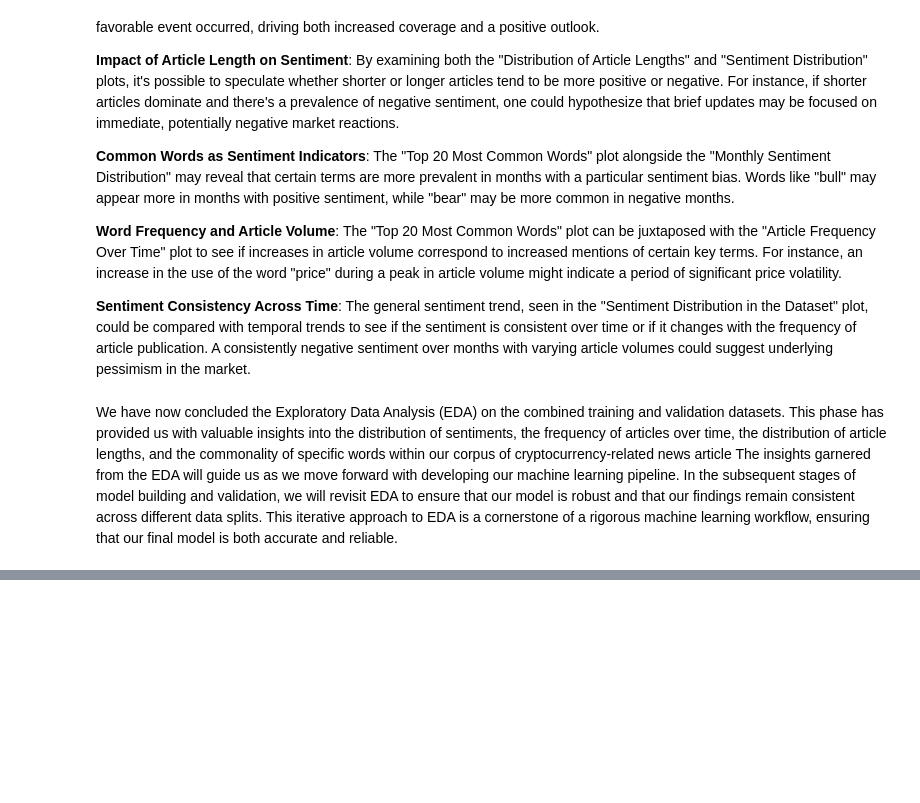
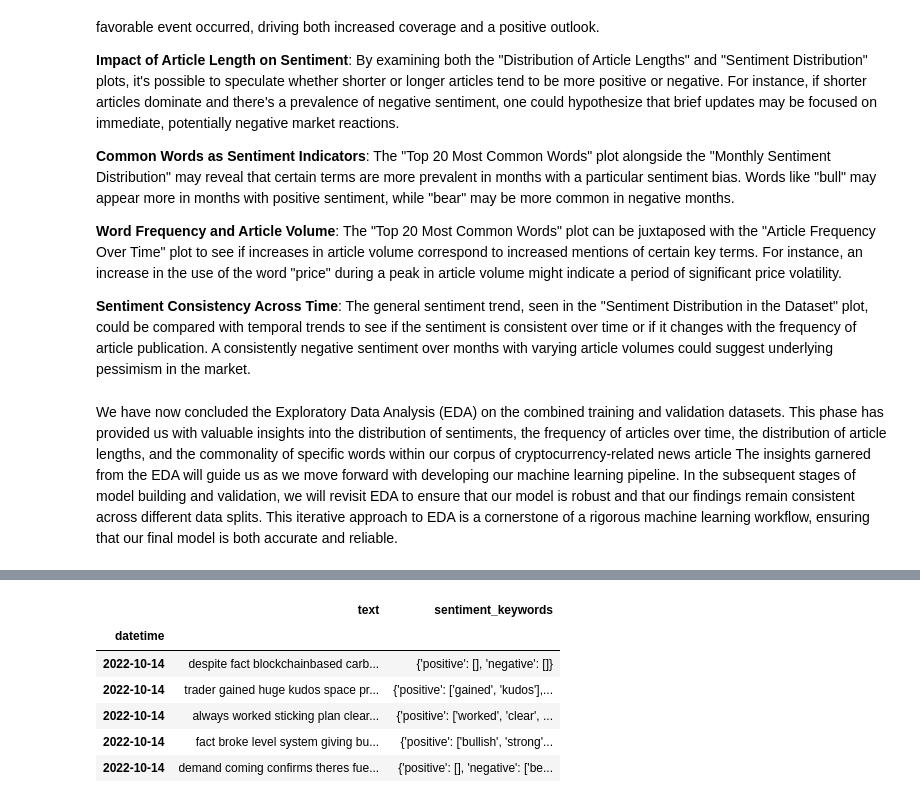
Before and after one commit to aDR300684/CryptoNewsSentiment, a Jupyter notebook: ML_CryptoNews.ipynb, the cells around one changed output, grey strips where cells are left out. Drawn from its saved outputs; the diff is of its cells as text; code cells hidden in the pictures; blank space fills up the shorter version.

```diff
--- a/ML_CryptoNews.ipynb
+++ b/ML_CryptoNews.ipynb
@@ -453,0 +779,18 @@ _Note_: As we have a designated test set covering the period from March 22, 2023
+# %%
+# Import necessary libraries
+import nltk
+from nltk.corpus import opinion_lexicon
+from nltk.tokenize import word_tokenize
+import pandas as pd
+
+# Download necessary NLTK data
+nltk.download('opinion_lexicon')
+nltk.download('punkt')
+
+# Load opinion lexicon
+positive_words = set(opinion_lexicon.positive())
+negative_words = set(opinion_lexicon.negative())
+
+# Print the number of words in the lexicons
+print(f"Number of positive words: {len(positive_words)}")
+print(f"Number of negative words: {len(negative_words)}")
@@ -453,0 +828,9 @@ _Note_: As we have a designated test set covering the period from March 22, 2023
+# %%
+# Function to extract sentiment-specific keywords from text
+def extract_sentiment_keywords(text):
+    tokenized_text = word_tokenize(text)
+    sentiment_keywords = {
+        'positive': [word for word in tokenized_text if word in positive_words],
+        'negative': [word for word in tokenized_text if word in negative_words]
+    }
+    return sentiment_keywords
@@ -453,0 +841,14 @@ _Note_: As we have a designated test set covering the period from March 22, 2023
+# %%
+# Apply function to dataset
+df['sentiment_keywords'] = df['text'].apply(extract_sentiment_keywords)
+
+# Display the first few entries to verify
+df[['text', 'sentiment_keywords']].head()
+# %% [output]
+|  | text | sentiment_keywords |
+| datetime |  |  |
+| 2022-10-14 | despite fact blockchainbased carb... | {'positive': [], 'negative': []} |
+| 2022-10-14 | trader gained huge kudos space pr... | {'positive': ['gained', 'kudos'],... |
+| 2022-10-14 | always worked sticking plan clear... | {'positive': ['worked', 'clear', ... |
+| 2022-10-14 | fact broke level system giving bu... | {'positive': ['bullish', 'strong'... |
+| 2022-10-14 | demand coming confirms theres fue... | {'positive': [], 'negative': ['be... |
```
Also changed, not shown: parts of 29 cells of this notebook, 4 other files.
